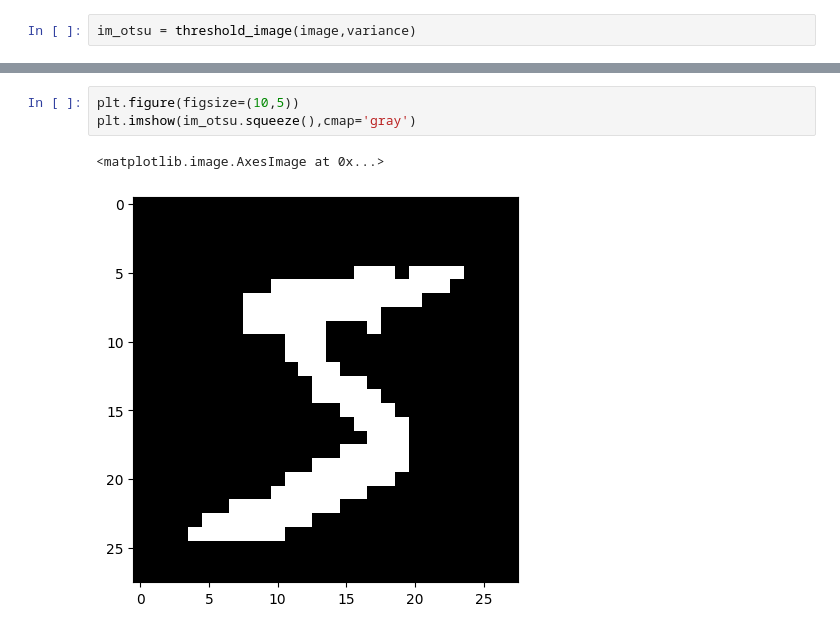
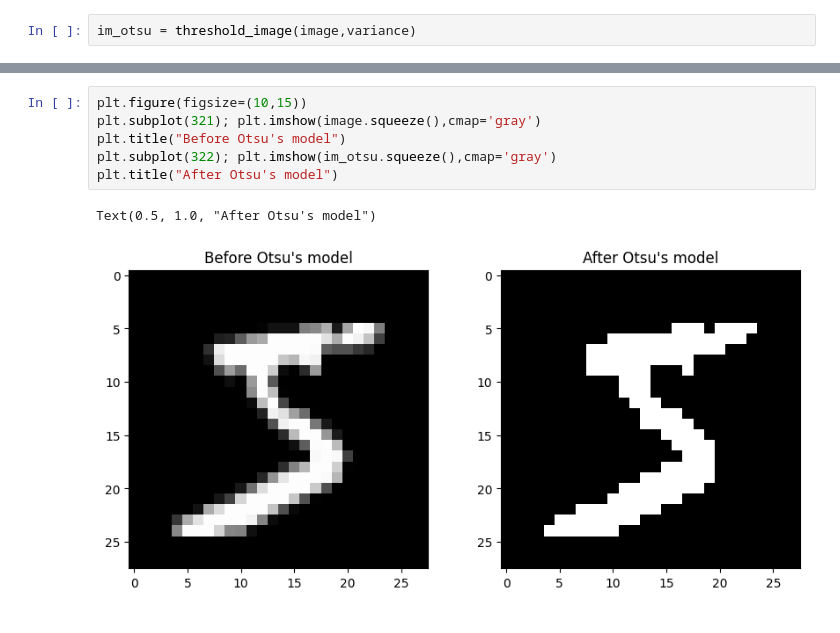
Before and after one commit to haldonmez/mnist-digit-recognizer, a Jupyter notebook: Model_2.ipynb, the cells around one changed output, grey strips where cells are left out. Cells and saved outputs as stored; diff of their text form.

Commit message:
Update Clear explanations added. Otsu's model visuals cleared.

```diff
--- a/Model_2.ipynb
+++ b/Model_2.ipynb
@@ -105,6 +100,9 @@ plt.imshow(image.squeeze(),cmap='gray')
-# %%
-plt.figure(figsize=(10,5))
-plt.imshow(im_otsu.squeeze(),cmap='gray')
-# %% [output]
-<matplotlib.image.AxesImage at 0x...>
-[figure, removed]
+# %%
+plt.figure(figsize=(10,15))
+plt.subplot(321); plt.imshow(image.squeeze(),cmap='gray')
+plt.title("Before Otsu's model")
+plt.subplot(322); plt.imshow(im_otsu.squeeze(),cmap='gray')
+plt.title("After Otsu's model")
+# %% [output]
+Text(0.5, 1.0, "After Otsu's model")
+[figure, added]
```
Also changed, not shown: parts of 6 cells of this notebook.
